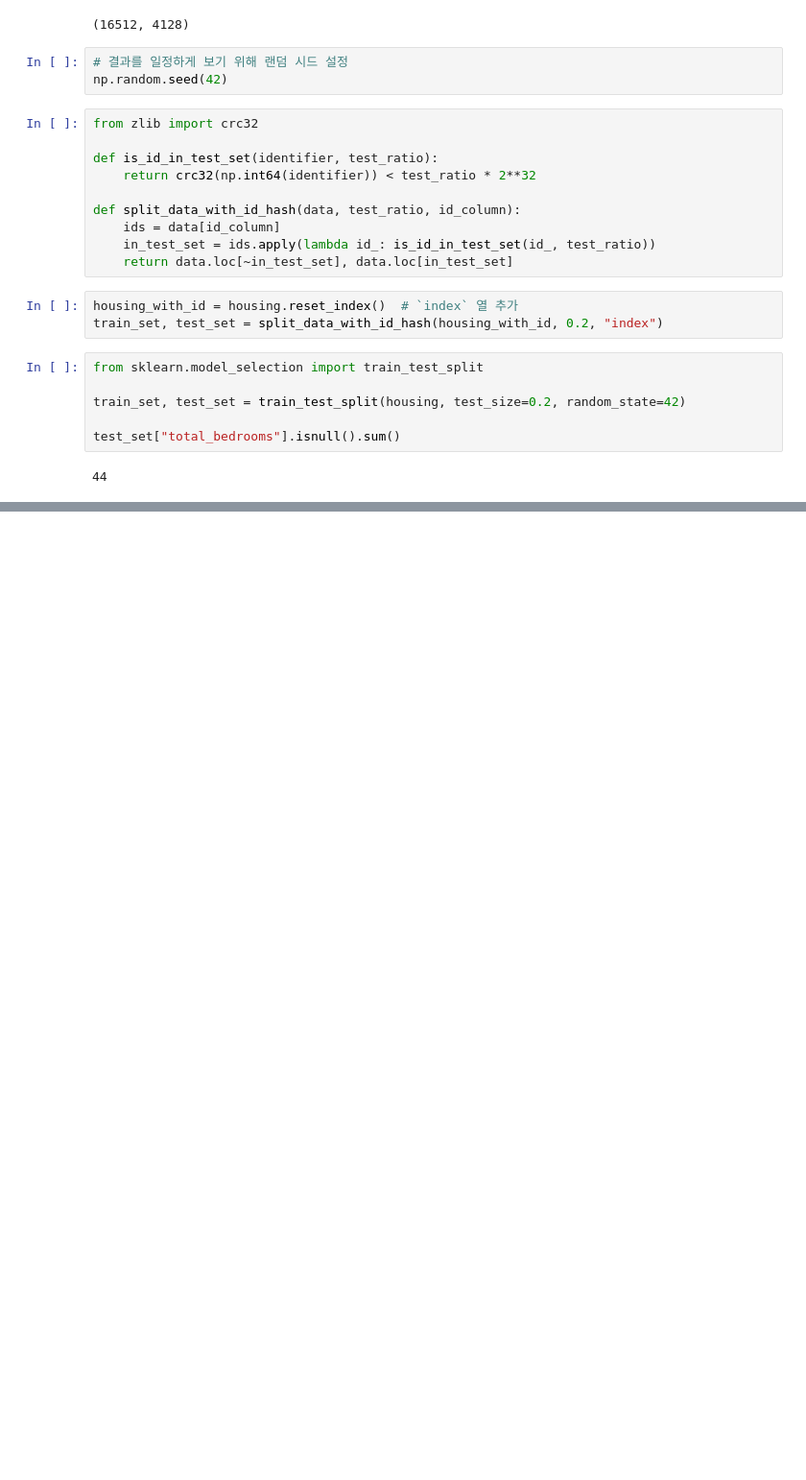
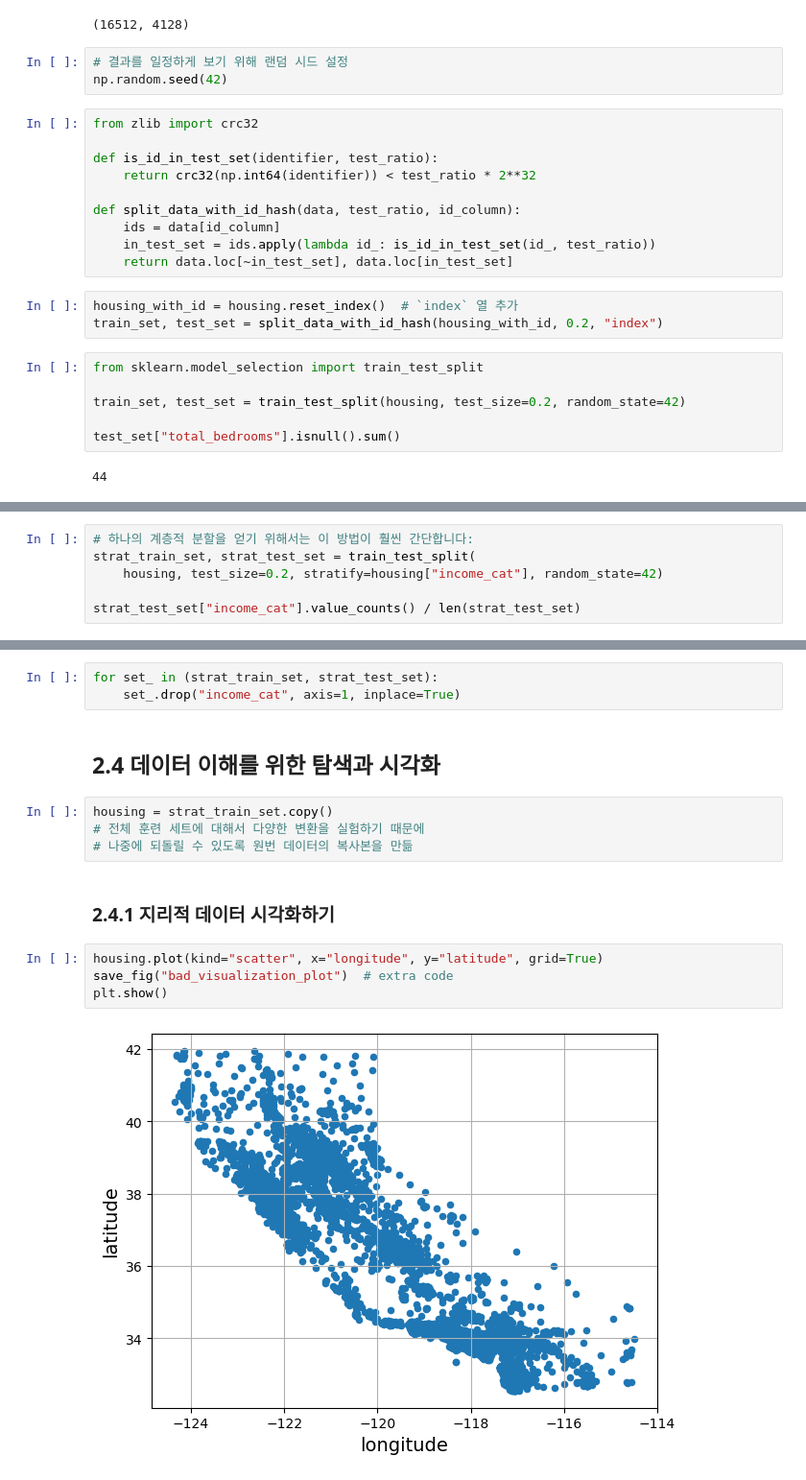
Before and after one commit to SohyeonGyeong/hands-on-ML, a Jupyter notebook: sohyeon/Chapter 2.ipynb, the cells around one changed output, grey strips where cells are left out. Shown at 96% size. Saved outputs shown, nothing was run; the diff lists cells and outputs as text; blank space fills up the shorter version.

```diff
--- a/sohyeon/Chapter 2.ipynb
+++ b/sohyeon/Chapter 2.ipynb
@@ -184,0 +232,6 @@ test_set["total_bedrooms"].isnull().sum()
+# %%
+# 하나의 계층적 분할을 얻기 위해서는 이 방법이 훨씬 간단합니다:
+strat_train_set, strat_test_set = train_test_split(
+    housing, test_size=0.2, stratify=housing["income_cat"], random_state=42)
+
+strat_test_set["income_cat"].value_counts() / len(strat_test_set)
@@ -184,0 +272,17 @@ test_set["total_bedrooms"].isnull().sum()
+# %%
+for set_ in (strat_train_set, strat_test_set):
+    set_.drop("income_cat", axis=1, inplace=True)
+# %% [markdown]
+## 2.4 데이터 이해를 위한 탐색과 시각화
+# %%
+housing = strat_train_set.copy()
+# 전체 훈련 세트에 대해서 다양한 변환을 실험하기 때문에
+# 나중에 되돌릴 수 있도록 원번 데이터의 복사본을 만듦
+# %% [markdown]
+### 2.4.1 지리적 데이터 시각화하기
+# %%
+housing.plot(kind="scatter", x="longitude", y="latitude", grid=True)
+save_fig("bad_visualization_plot")  # extra code
+plt.show()
+# %% [output]
+[figure, added]
```
Also changed, not shown: parts of 35 cells of this notebook.
